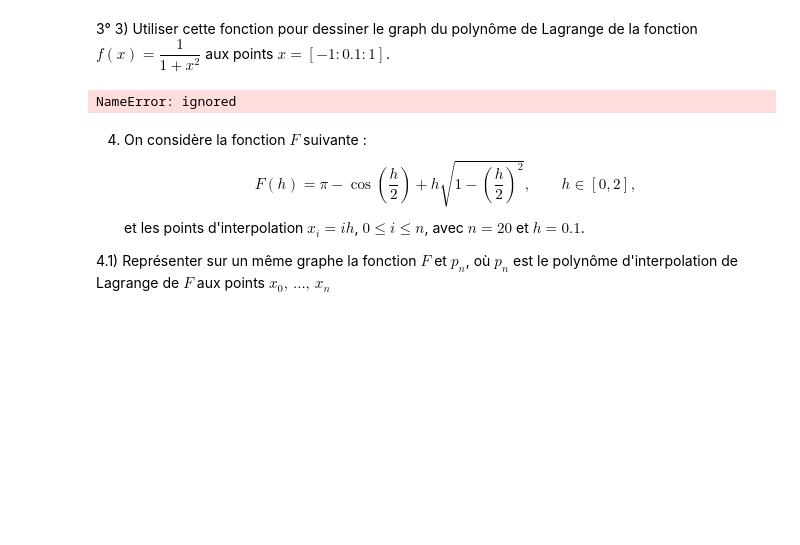
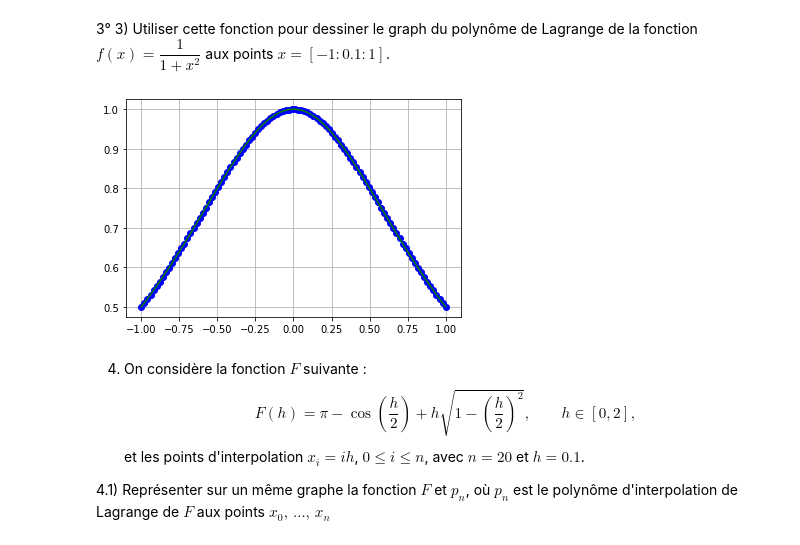
Before and after one commit to ichrakbensaad1/NUM_ANALYSIS, a Jupyter notebook: tp2.ipynb, the cells around one changed output. Saved outputs shown, nothing was run; the diff lists cells and outputs as text; code cells hidden in the pictures; blank space fills up the shorter version.

```diff
--- a/tp2.ipynb
+++ b/tp2.ipynb
@@ -101,20 +101,22 @@ L
 # %%
 import matplotlib.pyplot as plt
 from numpy import linspace
+import numpy as np
 
 x=[-1, 0.1, 1]
-f=lambda x: 1/(1+x**2)
-t=linspace(-1,1,100)
-for u in range (1,len(t)):
-    pt[u] = PR(x,y,t[u])
-plt.title("Courbe de f(x) ")
-plt.xlabel("x")
-plt.ylabel ("f(x)")
-plt.grid(True)
+x=np.linspace(-1,1,100)
+f = lambda x: 1/(1+x**2)
+y=f(x)
+t=np.linspace(-1,1,100)
+pt=[]
+for u in t:
+    pt.append(PR(x,y,u))
 
 plt.plot(t,pt,'r',x,y,'bo',t,f(t),'g')
+plt.grid(True)
+plt.show()
 # %% [output]
-NameError: ignored
+[figure, added]
 # %% [markdown]
 
 4) On considère la fonction $F$ suivante :$$
```
Also changed, not shown: parts of 8 cells of this notebook.
